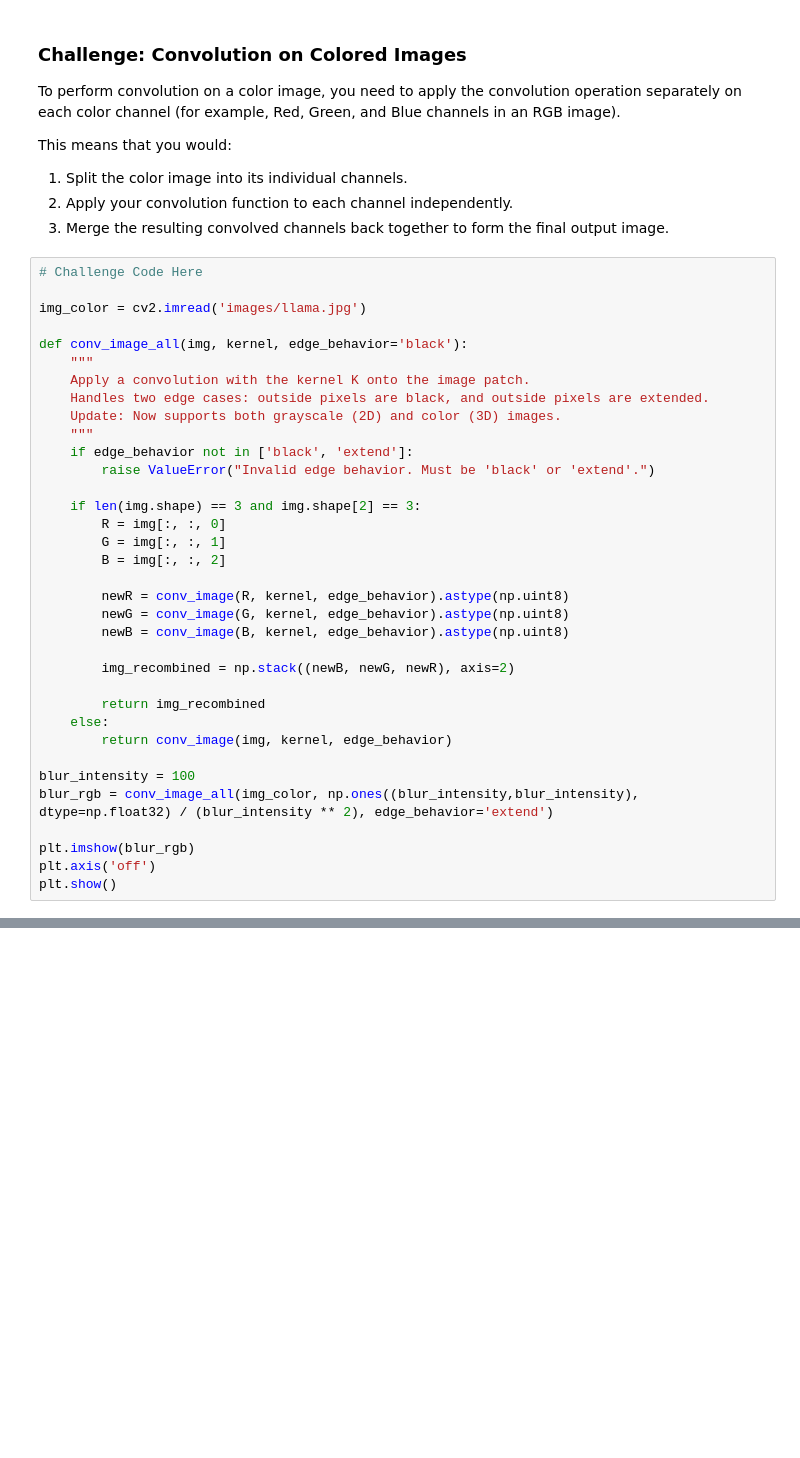
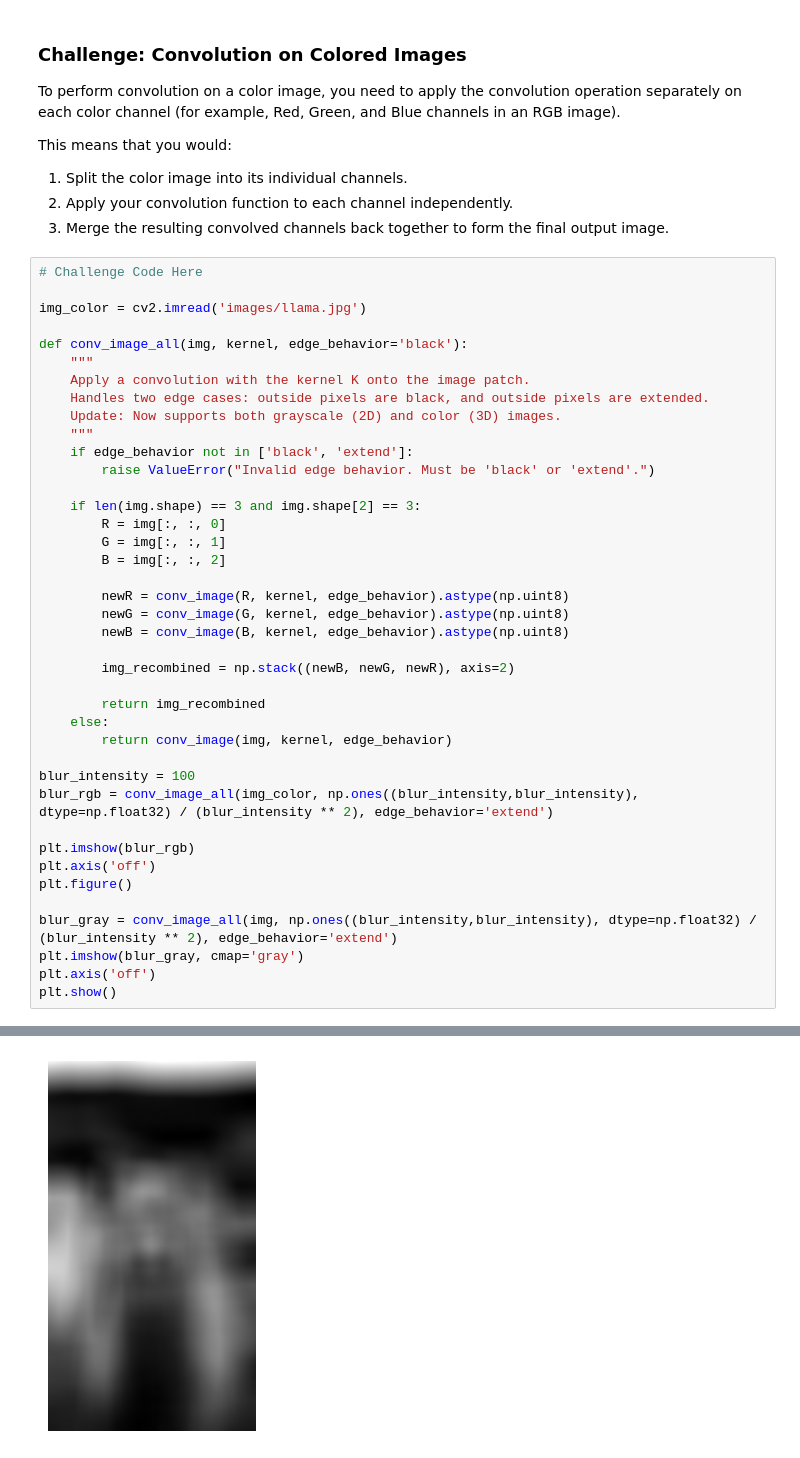
Before and after one commit to Vardan2009/Discover-Comp-Photo, a Jupyter notebook: 02-Conv/conv_intro.ipynb, the cells around one changed output, grey strips where cells are left out. Drawn from its saved outputs; the diff is of its cells as text; blank space fills up the shorter version.

Commit message:
Grayscale test for conv_image_all

```diff
--- a/02-Conv/conv_intro.ipynb
+++ b/02-Conv/conv_intro.ipynb
@@ -203,30 +203,36 @@ def conv_image_all(img, kernel, edge_behavior='black'):
     Apply a convolution with the kernel K onto the image patch.
     Handles two edge cases: outside pixels are black, and outside pixels are extended.
     Update: Now supports both grayscale (2D) and color (3D) images.
     """
     if edge_behavior not in ['black', 'extend']:
         raise ValueError("Invalid edge behavior. Must be 'black' or 'extend'.")
 
     if len(img.shape) == 3 and img.shape[2] == 3:
         R = img[:, :, 0]
         G = img[:, :, 1]
         B = img[:, :, 2]
 
         newR = conv_image(R, kernel, edge_behavior).astype(np.uint8)
         newG = conv_image(G, kernel, edge_behavior).astype(np.uint8)
         newB = conv_image(B, kernel, edge_behavior).astype(np.uint8)
 
         img_recombined = np.stack((newB, newG, newR), axis=2)
 
         return img_recombined
     else:
         return conv_image(img, kernel, edge_behavior)
 
 blur_intensity = 100
 blur_rgb = conv_image_all(img_color, np.ones((blur_intensity,blur_intensity), dtype=np.float32) / (blur_intensity ** 2), edge_behavior='extend')
 
 plt.imshow(blur_rgb)
 plt.axis('off')
+plt.figure()
+
+blur_gray = conv_image_all(img, np.ones((blur_intensity,blur_intensity), dtype=np.float32) / (blur_intensity ** 2), edge_behavior='extend')
+plt.imshow(blur_gray, cmap='gray')
+plt.axis('off')
 plt.show()
 # %% [output]
 [figure]
+[figure, added]
```
